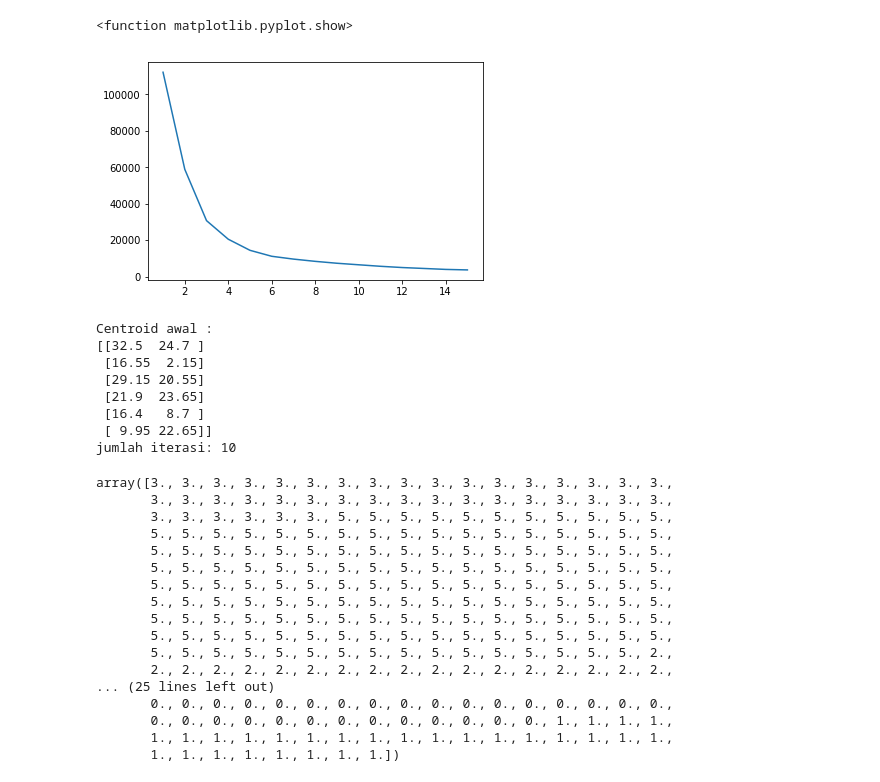
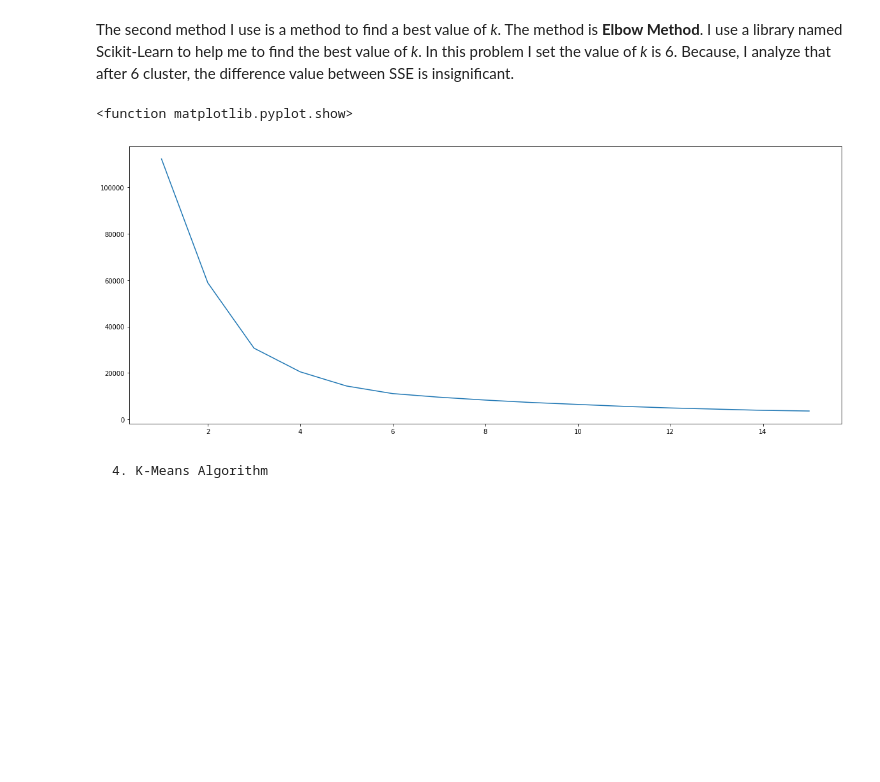
Before and after one commit to csh3l3-20172018-ade/2-0-k-means-clustering-effendivina, a Jupyter notebook: K-Means Clustering.ipynb, the cells around one changed output. Saved outputs shown, nothing was run; the diff lists cells and outputs as text; code cells hidden in the pictures; blank space fills up the shorter version.

```diff
--- a/K-Means Clustering.ipynb
+++ b/K-Means Clustering.ipynb
@@ -10,6 +60,24 @@ def load_data(file):
 #fungsi euclidean sebagai method untuk mencari jarak
 def euclidean(a,b):
     return np.linalg.norm(a-b)
+# %% [markdown]
+   The second method I use is a method to find a best value of *k*. The method is **Elbow Method**. I use a library named Scikit-Learn to help me to find the best value of *k*. In this problem I set the value of *k* is 6. Because, I analyze that after 6 cluster, the difference value between SSE is insignificant.
+# %%
+#load dataset
+datasetTrain = load_data('TrainsetTugas2.txt')
+#merupakan elbow method dengan menggunakan lib sklearn
+wcss = []
+for i in range(1,16):
+    kmeans = KMeans(n_clusters = i, init = 'k-means++', max_iter = 500, n_init=10, random_state=0).fit(datasetTrain)
+    wcss.append(kmeans.inertia_)
+plt.figure(figsize=(20,8))
+plt.plot(range(1,16), wcss)
+plt.show
+# %% [output]
+<function matplotlib.pyplot.show>
+[figure, added]
+# %% [markdown]
+    4. K-Means Algorithm
 # %%
 #fungsi utama kmeans dengan parameter jumlah cluster, centroid awal, dataset, jumlah instance, dan jumlah fitur
 def kmeans(k,centroids,dataset, n_instances, n_features):
@@ -60,51 +127,0 @@ def kmeans(k,centroids,dataset, n_instances, n_features):
-# %%
-#merupakan elbow method dengan menggunakan lib sklearn
-wcss = []
-for i in range(1,16):
-    kmeans = KMeans(n_clusters = i, init = 'k-means++', max_iter = 500, n_init=10, random_state=0).fit(dataset)
-    wcss.append(kmeans.inertia_)
-plt.plot(range(1,16), wcss)
-plt.show
-# %% [output]
-<function matplotlib.pyplot.show>
-[figure, removed]
-# %%
-#load dataset
-dataset = load_data('TrainsetTugas2.txt')
-#mencari jumlah instance dan fitur
-n_instances, n_features = dataset.shape
-#merandom centroids awal dari titik yang ada
-centroids = dataset[np.random.randint(0,n_instances-1, size=6)]
-print("Centroid awal : ")
-print(centroids)
-final_centroids, history_of_centroids, belongs_to_centroid = kmeans(6,centroids,dataset,n_instances, n_features)
-#merubah bentuk dimensi array
-arr_cluster = np.array(belongs_to_centroid)
-arr_cluster.resize(688,)
-arr_cluster
-# %% [output]
-Centroid awal :
-[[32.5  24.7 ]
- [16.55  2.15]
- [29.15 20.55]
- [21.9  23.65]
- [16.4   8.7 ]
- [ 9.95 22.65]]
-jumlah iterasi: 10
-array([3., 3., 3., 3., 3., 3., 3., 3., 3., 3., 3., 3., 3., 3., 3., 3., 3.,
-       3., 3., 3., 3., 3., 3., 3., 3., 3., 3., 3., 3., 3., 3., 3., 3., 3.,
-       3., 3., 3., 3., 3., 3., 5., 5., 5., 5., 5., 5., 5., 5., 5., 5., 5.,
-       5., 5., 5., 5., 5., 5., 5., 5., 5., 5., 5., 5., 5., 5., 5., 5., 5.,
-       5., 5., 5., 5., 5., 5., 5., 5., 5., 5., 5., 5., 5., 5., 5., 5., 5.,
-       5., 5., 5., 5., 5., 5., 5., 5., 5., 5., 5., 5., 5., 5., 5., 5., 5.,
-       5., 5., 5., 5., 5., 5., 5., 5., 5., 5., 5., 5., 5., 5., 5., 5., 5.,
-       5., 5., 5., 5., 5., 5., 5., 5., 5., 5., 5., 5., 5., 5., 5., 5., 5.,
-       5., 5., 5., 5., 5., 5., 5., 5., 5., 5., 5., 5., 5., 5., 5., 5., 5.,
-       5., 5., 5., 5., 5., 5., 5., 5., 5., 5., 5., 5., 5., 5., 5., 5., 5.,
-       5., 5., 5., 5., 5., 5., 5., 5., 5., 5., 5., 5., 5., 5., 5., 5., 2.,
-       2., 2., 2., 2., 2., 2., 2., 2., 2., 2., 2., 2., 2., 2., 2., 2., 2.,
-... (25 lines left out)
-       0., 0., 0., 0., 0., 0., 0., 0., 0., 0., 0., 0., 0., 0., 0., 0., 0.,
-       0., 0., 0., 0., 0., 0., 0., 0., 0., 0., 0., 0., 0., 1., 1., 1., 1.,
-       1., 1., 1., 1., 1., 1., 1., 1., 1., 1., 1., 1., 1., 1., 1., 1., 1.,
-       1., 1., 1., 1., 1., 1., 1., 1.])
```
Also changed, not shown: parts of 25 cells of this notebook, 4 other files.
